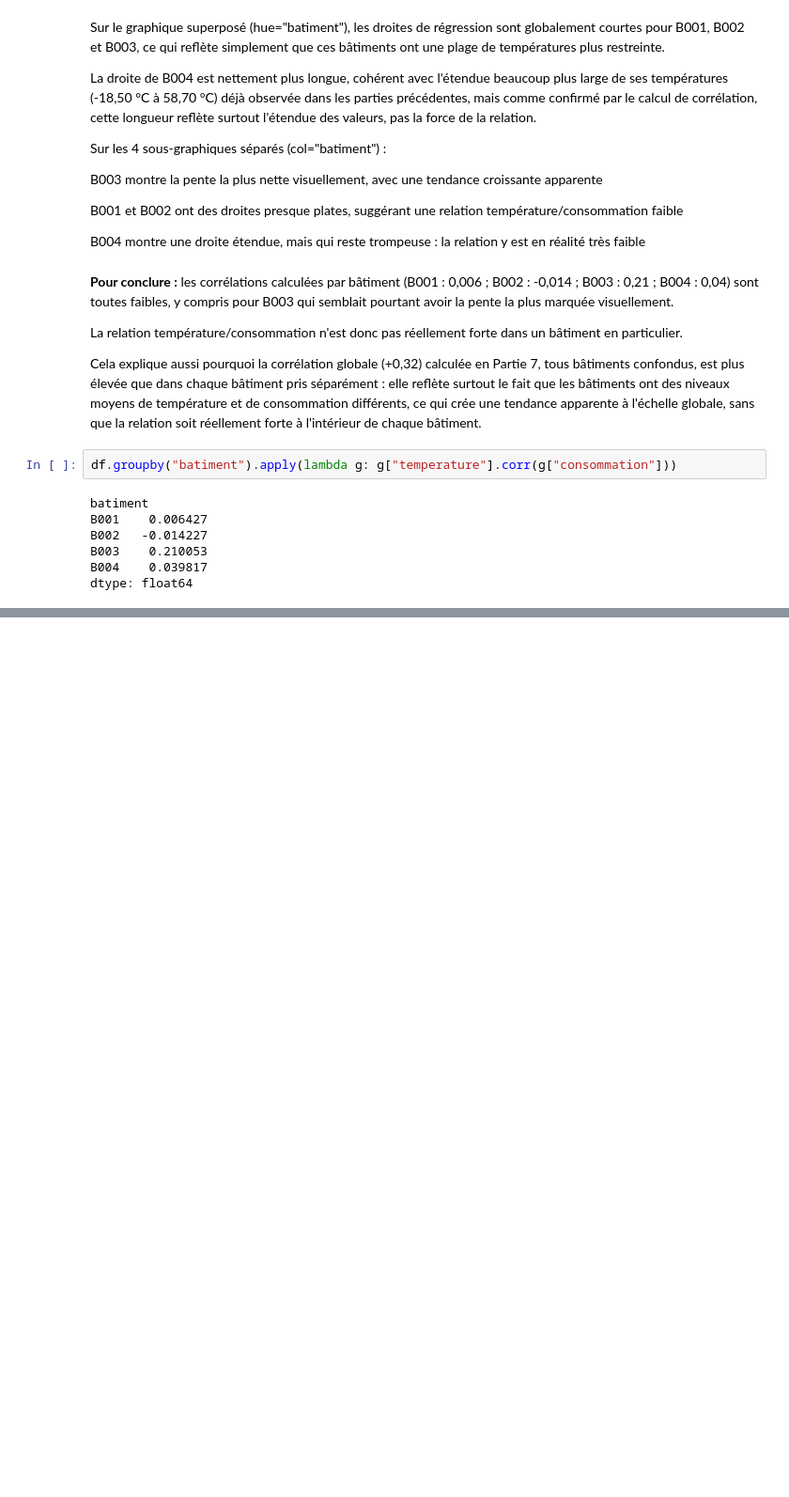
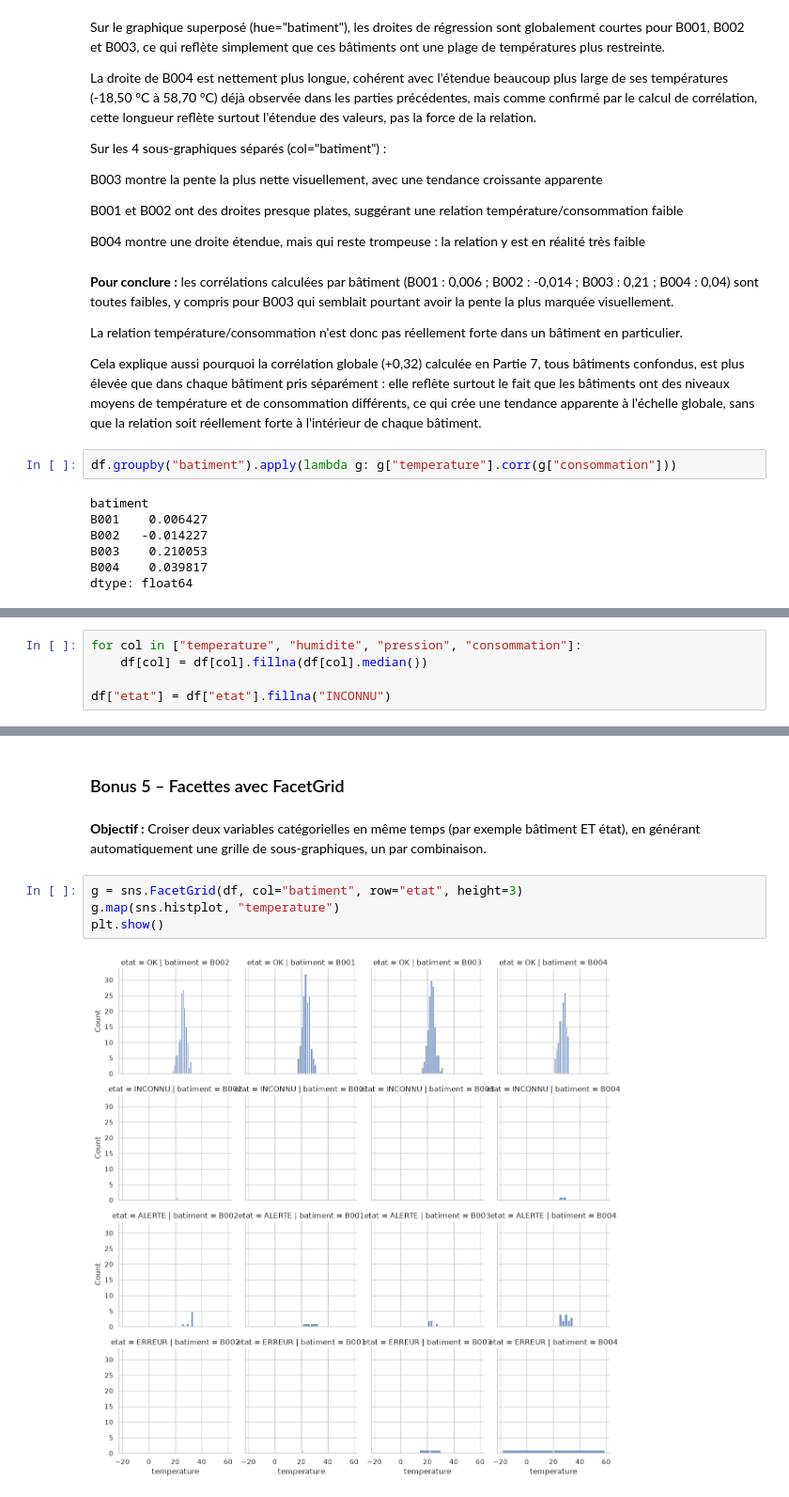
Before and after one commit to Fattimm/atelier_seaborn_iot, a Jupyter notebook: notebooks/atelier_seaborn_iot.ipynb, the cells around one changed output, grey strips where cells are left out. Shown at 94% size. Drawn from its saved outputs; the diff is of its cells as text; blank space fills up the shorter version.

```diff
--- a/notebooks/atelier_seaborn_iot.ipynb
+++ b/notebooks/atelier_seaborn_iot.ipynb
@@ -575,0 +786,5 @@ dtype: float64
+# %%
+for col in ["temperature", "humidite", "pression", "consommation"]:
+    df[col] = df[col].fillna(df[col].median())
+
+df["etat"] = df["etat"].fillna("INCONNU")
@@ -575,0 +867,10 @@ dtype: float64
+# %% [markdown]
+### Bonus 5 – Facettes avec FacetGrid
+# %% [markdown]
+**Objectif :** Croiser deux variables catégorielles en même temps (par exemple bâtiment ET état), en générant automatiquement une grille de sous-graphiques, un par combinaison.
+# %%
+g = sns.FacetGrid(df, col="batiment", row="etat", height=3)
+g.map(sns.histplot, "temperature")
+plt.show()
+# %% [output]
+[figure, added]
```
Also changed, not shown: parts of 54 cells of this notebook, 4 other files.
